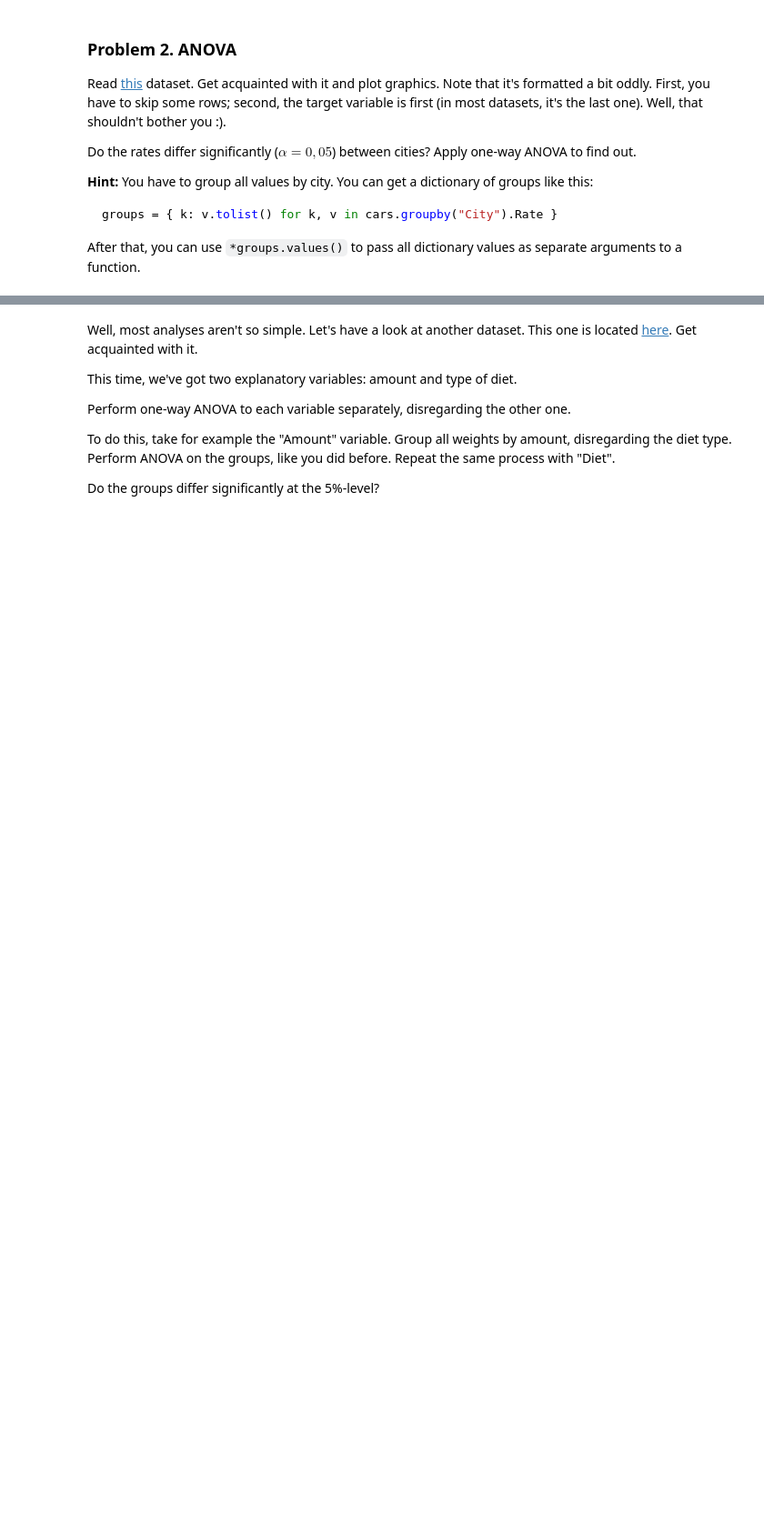
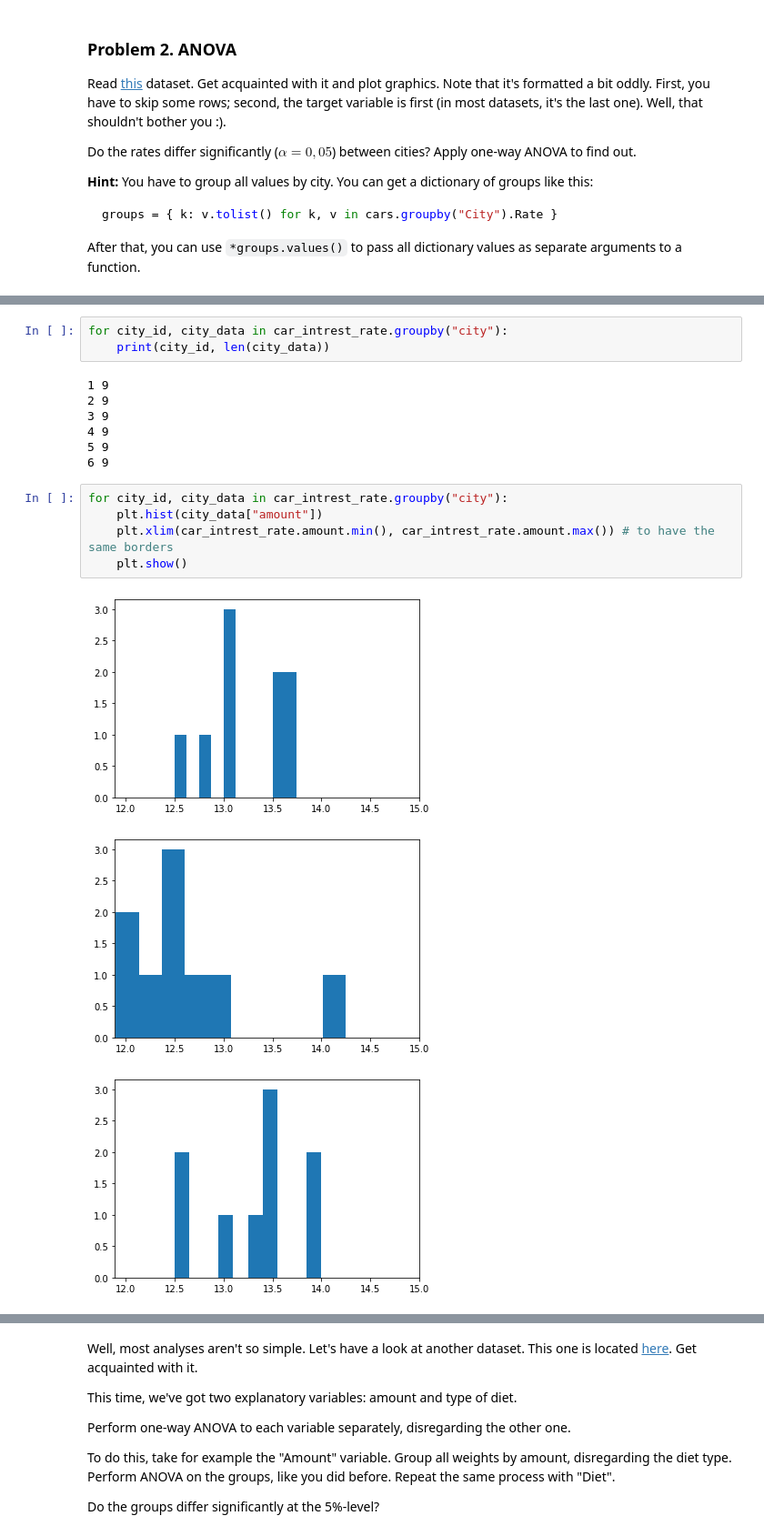
Before and after one commit to LuGeorgiev/Python-SoftUni, a Jupyter notebook: MathConceptsForDevelopers/12.HypotesisExcercise/Hypothesis Testing Exercise.ipynb, the cells around one changed output, grey strips where cells are left out. Shown at 91% size. Drawn from its saved outputs; the diff is of its cells as text; blank space fills up the shorter version.

```diff
--- a/MathConceptsForDevelopers/12.HypotesisExcercise/Hypothesis Testing Exercise.ipynb
+++ b/MathConceptsForDevelopers/12.HypotesisExcercise/Hypothesis Testing Exercise.ipynb
@@ -129,0 +215,19 @@
+# %%
+for city_id, city_data in car_intrest_rate.groupby("city"):
+    print(city_id, len(city_data))
+# %% [output]
+1 9
+2 9
+3 9
+4 9
+5 9
+6 9
+# %%
+for city_id, city_data in car_intrest_rate.groupby("city"):
+    plt.hist(city_data["amount"])
+    plt.xlim(car_intrest_rate.amount.min(), car_intrest_rate.amount.max()) # to have the same borders
+    plt.show()
+# %% [output]
+[figure, added]
+[figure, added]
+[figure, added]
```
Also changed, not shown: parts of 43 cells of this notebook.
